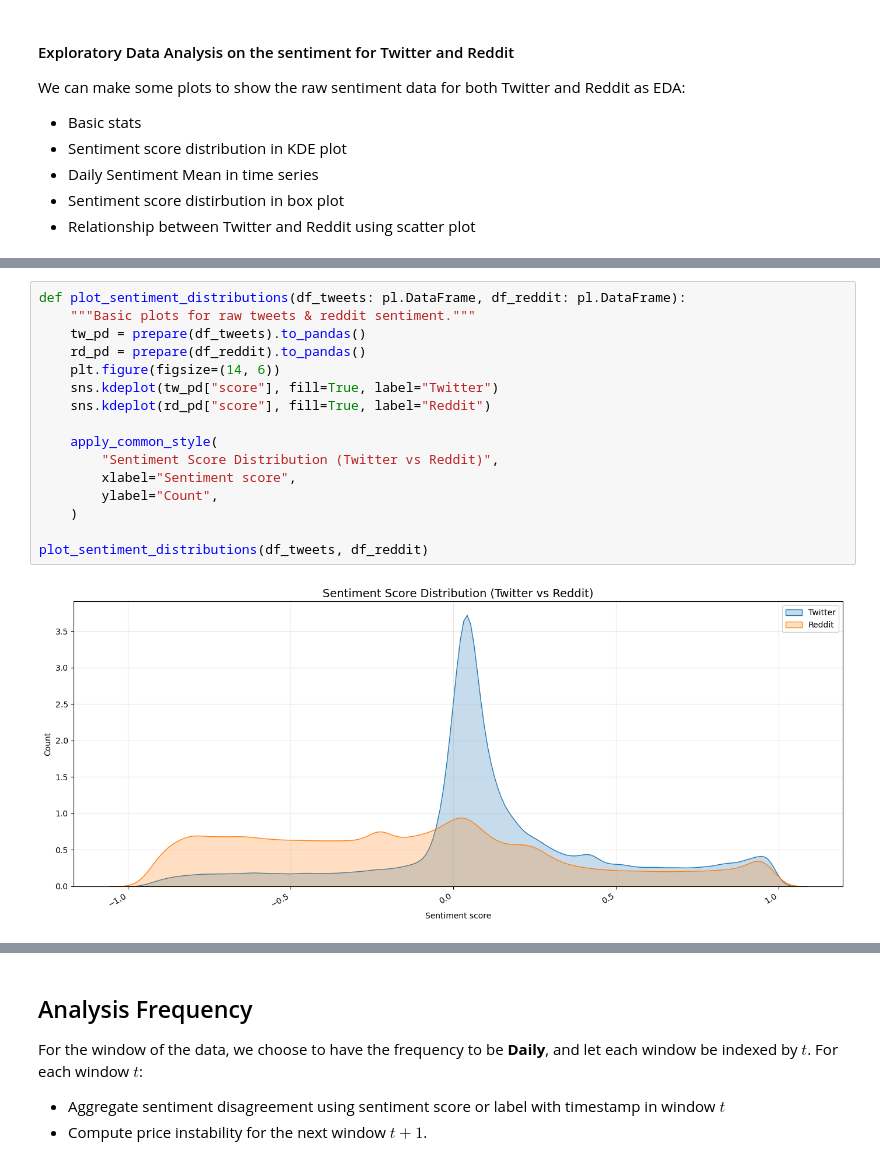
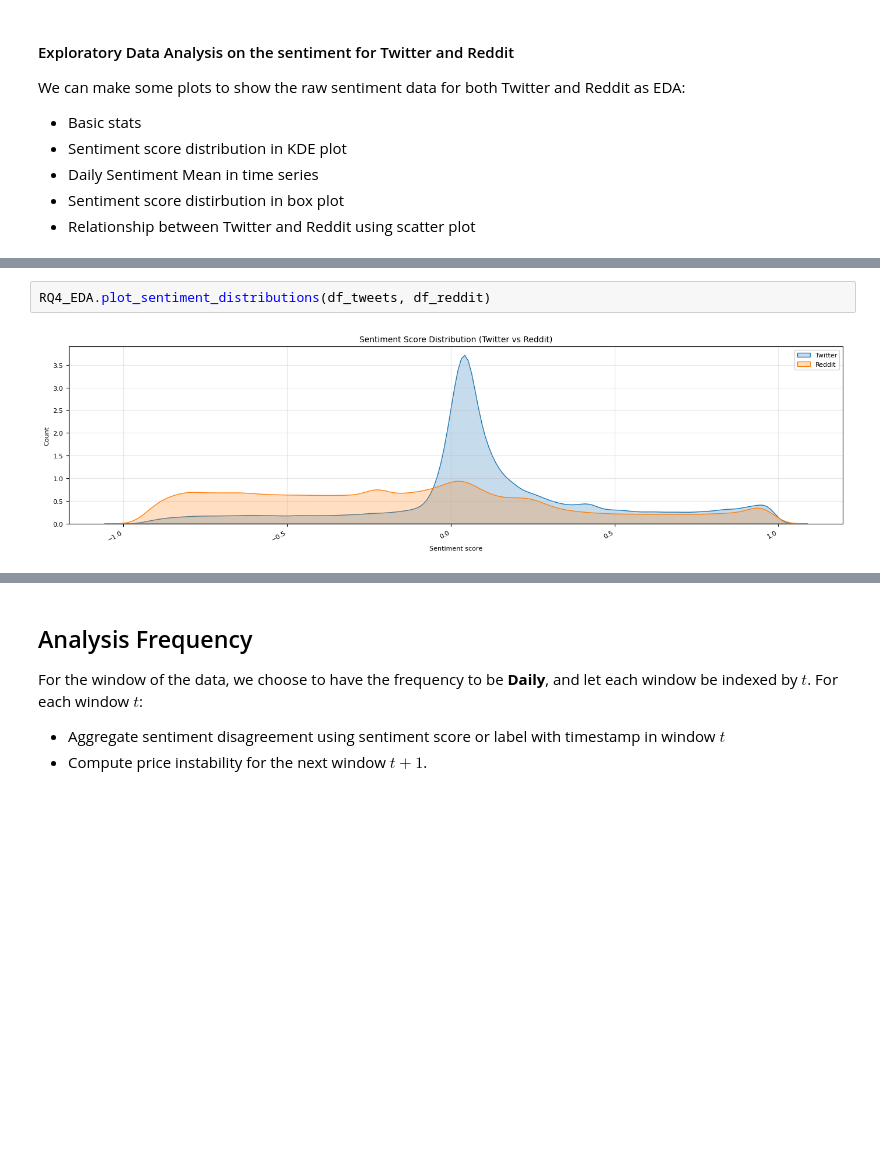
Before and after one commit to arkdong/SDA25_Group11, a Jupyter notebook: notebook/RQ4.ipynb, the cells around one changed output, grey strips where cells are left out. Saved outputs shown, nothing was run; the diff lists cells and outputs as text; blank space fills up the shorter version.

```diff
--- a/notebook/RQ4.ipynb
+++ b/notebook/RQ4.ipynb
@@ -106,21 +59,7 @@ Difference in means: 0.26092334689505714
 ===== DAILY CORRELATION =====
 Correlation between Twitter and Reddit daily sentiment: 0.2722
 # %%
-def plot_sentiment_distributions(df_tweets: pl.DataFrame, df_reddit: pl.DataFrame):
-    """Basic plots for raw tweets & reddit sentiment."""
-    tw_pd = prepare(df_tweets).to_pandas()
-    rd_pd = prepare(df_reddit).to_pandas()
-    plt.figure(figsize=(14, 6))
-    sns.kdeplot(tw_pd["score"], fill=True, label="Twitter")
-    sns.kdeplot(rd_pd["score"], fill=True, label="Reddit")
-
-    apply_common_style(
-        "Sentiment Score Distribution (Twitter vs Reddit)",
-        xlabel="Sentiment score",
-        ylabel="Count",
-    )
-
-plot_sentiment_distributions(df_tweets, df_reddit)
+RQ4_EDA.plot_sentiment_distributions(df_tweets, df_reddit)
 # %% [output]
-[figure, old version]
+[figure, new version]
 # %%
```
Also changed, not shown: parts of 46 cells of this notebook.
